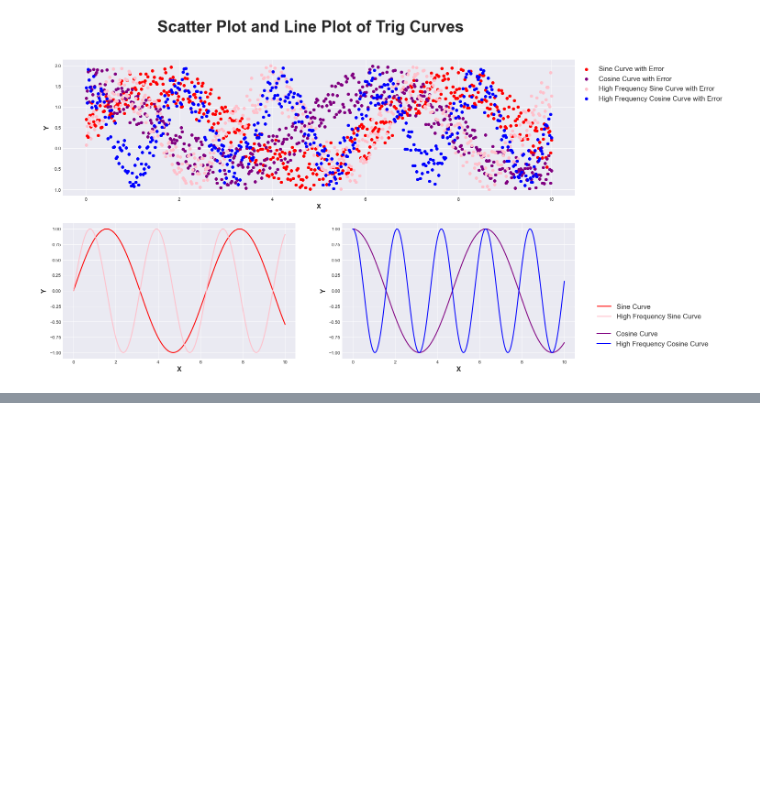
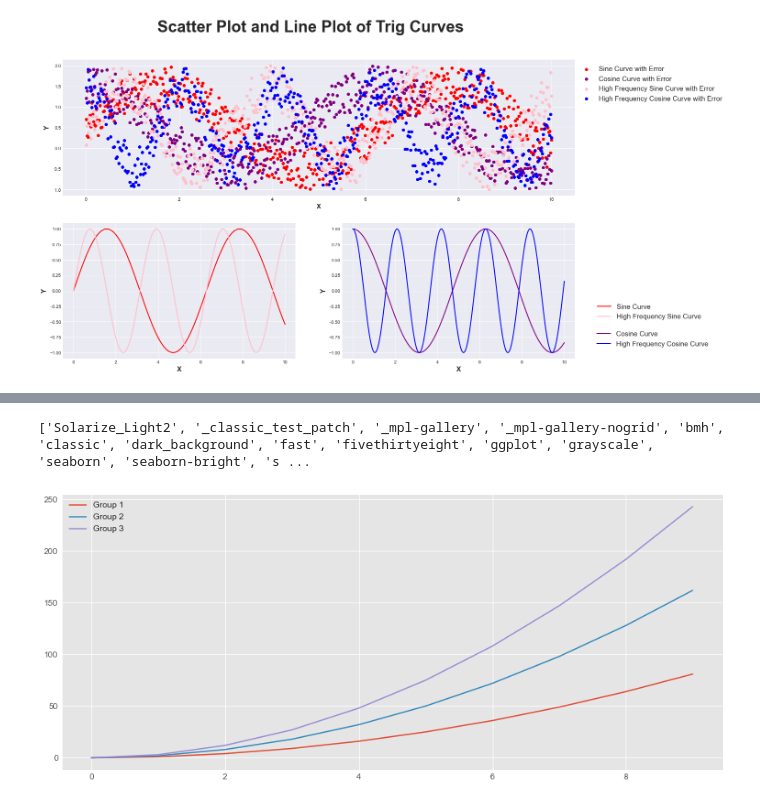
Before and after one commit to pavsingh7/Matplotlib, a Jupyter notebook: matplot_adv.ipynb, the cells around one changed output, grey strips where cells are left out. Saved outputs shown, nothing was run; the diff lists cells and outputs as text; code cells hidden in the pictures; blank space fills up the shorter version.

```diff
--- a/matplot_adv.ipynb
+++ b/matplot_adv.ipynb
@@ -665,0 +667,15 @@ plt.show()
+# %%
+print(plt.style.available)
+# %% [output]
+['Solarize_Light2', '_classic_test_patch', '_mpl-gallery', '_mpl-gallery-nogrid', 'bmh', 'classic', 'dark_background', 'fast', 'fivethirtyeight', 'ggplot', 'grayscale', 'seaborn', 'seaborn-bright', 's ...
+# %%
+plt.style.use('ggplot')
+
+x = np.arange(10)
+fig = plt.figure(figsize=(14, 6))
+for i in range(1, 4):
+    plt.plot(x, i * x**2, label='Group %d' % i)
+plt.legend(loc='best')
+plt.show()
+# %% [output]
+[figure, added]
```
Also changed, not shown: parts of 5 cells of this notebook.
